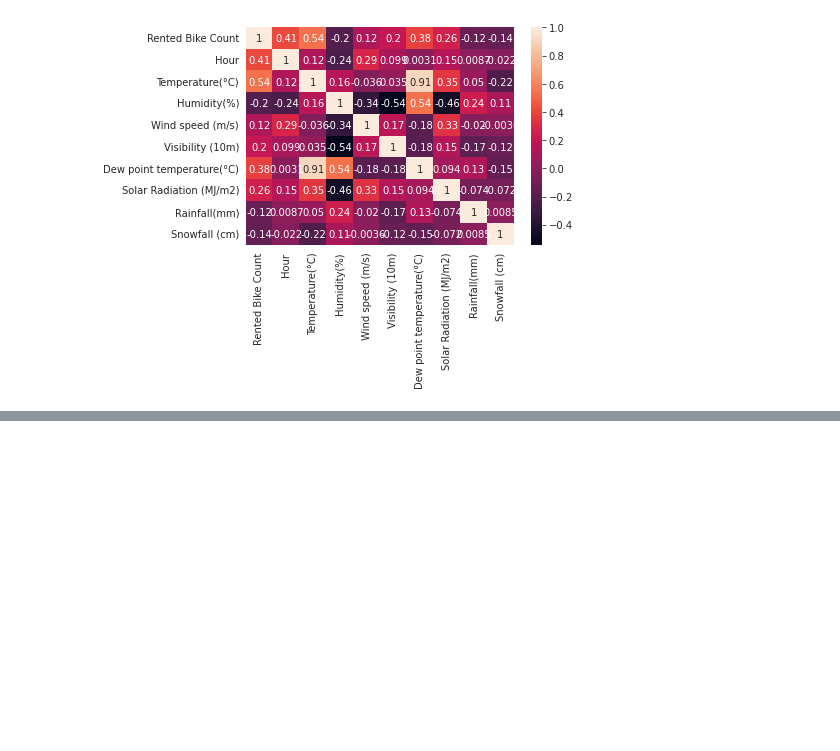
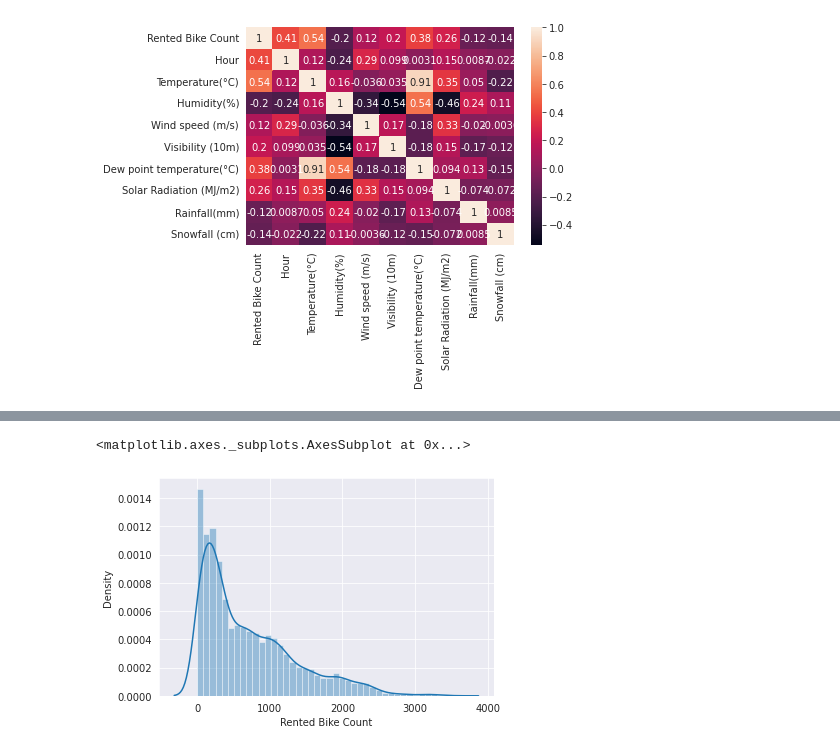
Before and after one commit to Shashankshekharpandey/Bike-Sharing-Demand-Prediction, a Jupyter notebook: Bike_Sharing_Demand_Prediction.ipynb, the cells around one changed output, grey strips where cells are left out. Saved outputs shown, nothing was run; the diff lists cells and outputs as text; code cells hidden in the pictures; blank space fills up the shorter version.

```diff
--- a/Bike_Sharing_Demand_Prediction.ipynb
+++ b/Bike_Sharing_Demand_Prediction.ipynb
@@ -154,0 +223,6 @@ sns.heatmap(data.corr(),annot=True)
+# %%
+#Count column looks skew
+sns.distplot(data['Rented Bike Count'])
+# %% [output]
+<matplotlib.axes._subplots.AxesSubplot at 0x...>
+[figure, added]
```
Also changed, not shown: parts of 12 cells of this notebook.
